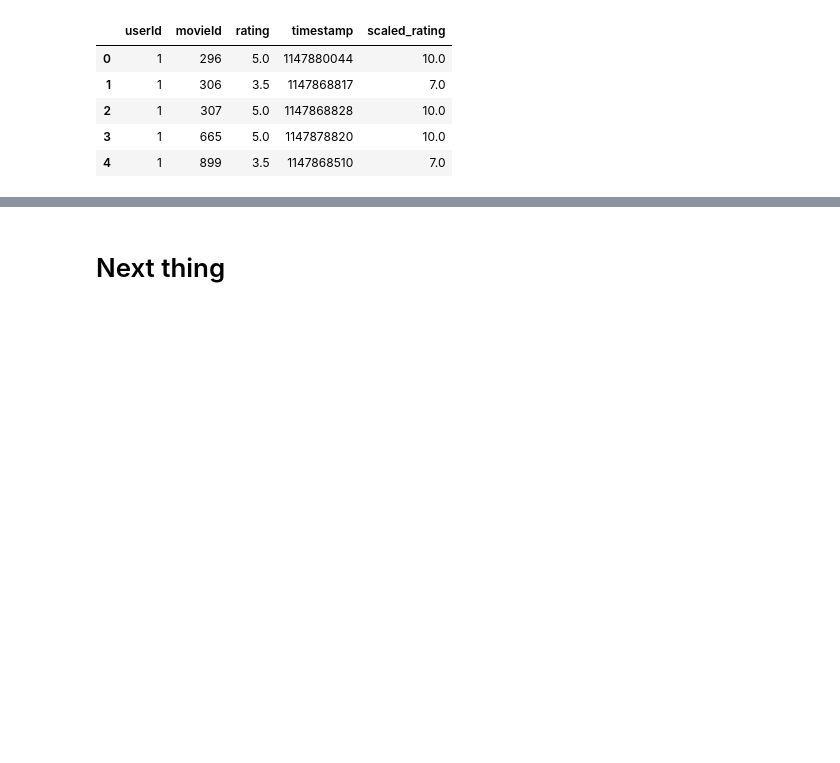
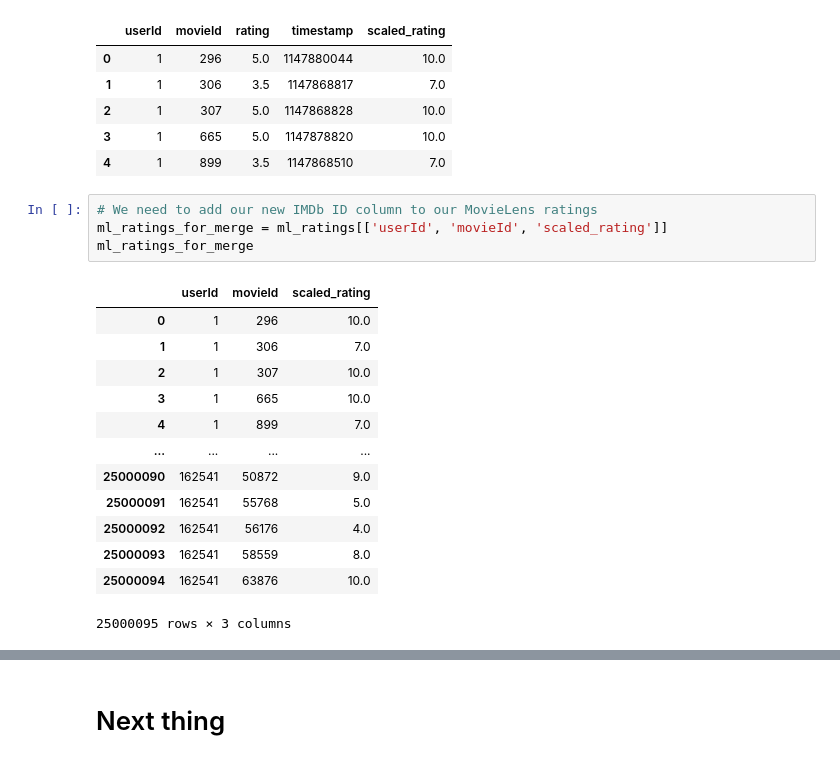
Before and after one commit to jackfrantz/Movie-Recommender-System, a Jupyter notebook: Code_Notebooks/Data_Cleaning.ipynb, the cells around one changed output, grey strips where cells are left out. Saved outputs shown, nothing was run; the diff lists cells and outputs as text; blank space fills up the shorter version.

```diff
--- a/Code_Notebooks/Data_Cleaning.ipynb
+++ b/Code_Notebooks/Data_Cleaning.ipynb
@@ -81,3 +81,21 @@ ml_ratings.head()
 | 2 | 1 | 307 | 5.0 | 1147868828 | 10.0 |
 | 3 | 1 | 665 | 5.0 | 1147878820 | 10.0 |
 | 4 | 1 | 899 | 3.5 | 1147868510 | 7.0 |
+# %%
+# We need to add our new IMDb ID column to our MovieLens ratings
+ml_ratings_for_merge = ml_ratings[['userId', 'movieId', 'scaled_rating']]
+ml_ratings_for_merge
+# %% [output]
+|  | userId | movieId | scaled_rating |
+| 0 | 1 | 296 | 10.0 |
+| 1 | 1 | 306 | 7.0 |
+| 2 | 1 | 307 | 10.0 |
+| 3 | 1 | 665 | 10.0 |
+| 4 | 1 | 899 | 7.0 |
+| ... | ... | ... | ... |
+| 25000090 | 162541 | 50872 | 9.0 |
+| 25000091 | 162541 | 55768 | 5.0 |
+| 25000092 | 162541 | 56176 | 4.0 |
+| 25000093 | 162541 | 58559 | 8.0 |
+| 25000094 | 162541 | 63876 | 10.0 |
+25000095 rows × 3 columns
```
Also changed, not shown: parts of 11 cells of this notebook.
